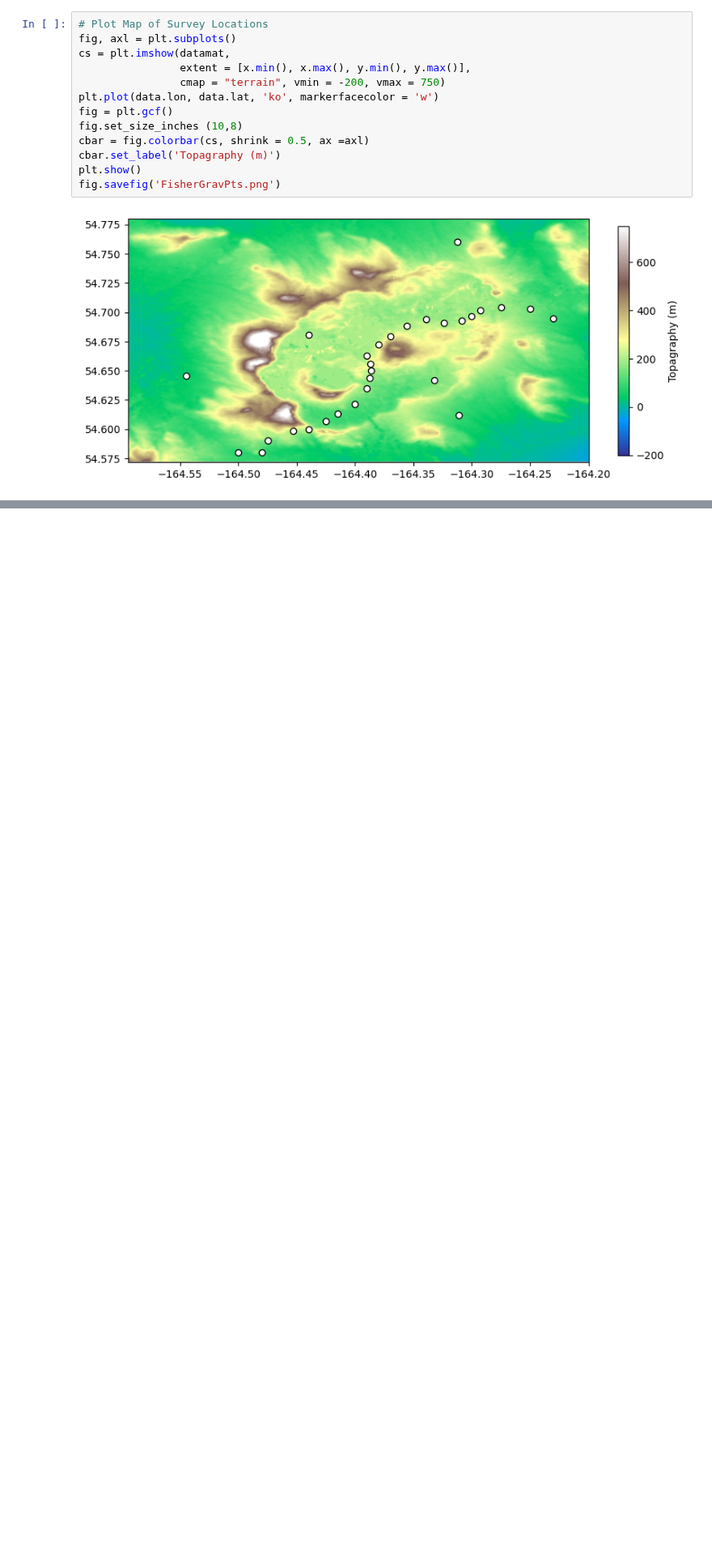
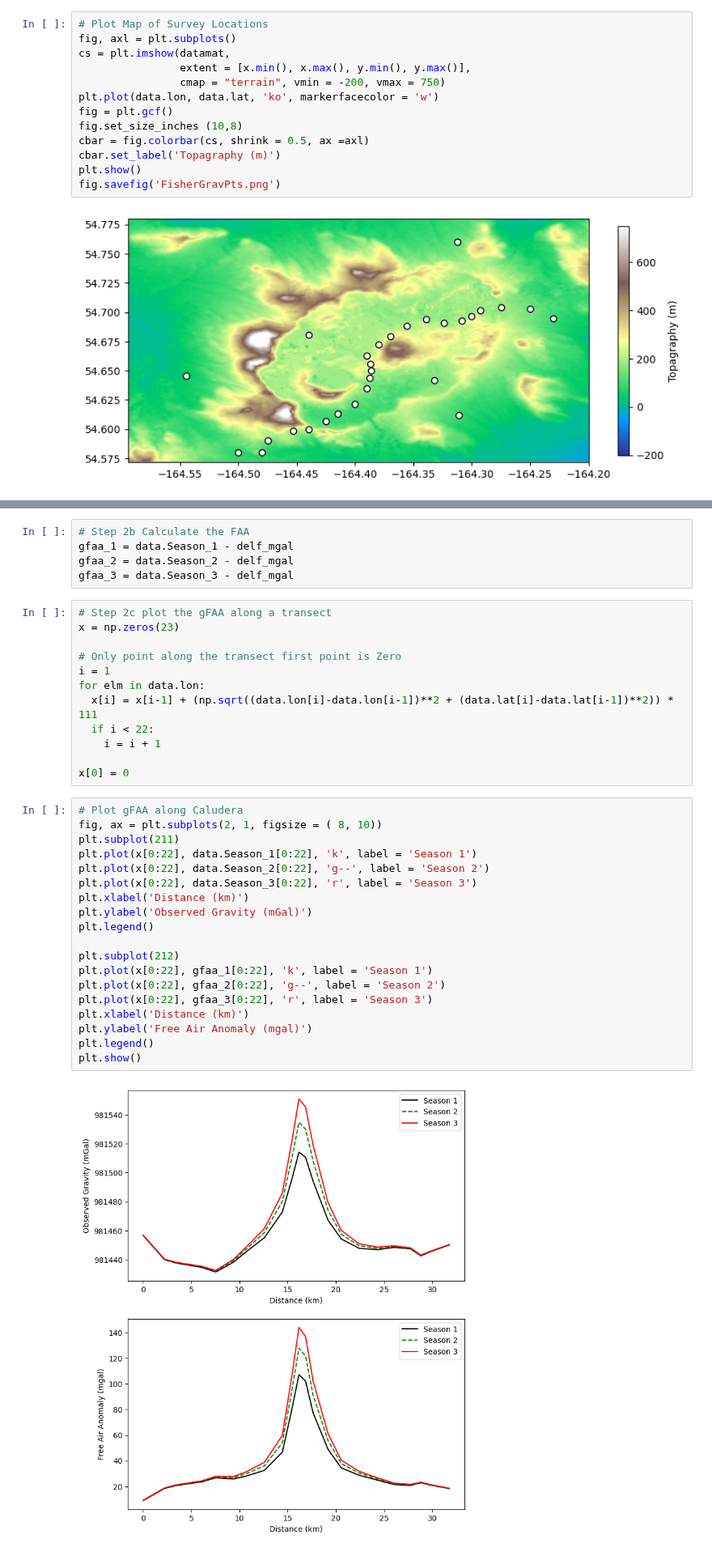
Before and after one commit to seanb7/GEOL-450, a Jupyter notebook: Gravitational_Anomalies.ipynb, the cells around one changed output, grey strips where cells are left out. Shown at 81% size. Drawn from its saved outputs; the diff is of its cells as text; blank space fills up the shorter version.

```diff
--- a/Gravitational_Anomalies.ipynb
+++ b/Gravitational_Anomalies.ipynb
@@ -70,0 +79,38 @@ fig.savefig('FisherGravPts.png')
+# %%
+# Step 2b Calculate the FAA
+gfaa_1 = data.Season_1 - delf_mgal
+gfaa_2 = data.Season_2 - delf_mgal
+gfaa_3 = data.Season_3 - delf_mgal
+# %%
+# Step 2c plot the gFAA along a transect
+x = np.zeros(23)
+
+# Only point along the transect first point is Zero
+i = 1
+for elm in data.lon:
+  x[i] = x[i-1] + (np.sqrt((data.lon[i]-data.lon[i-1])**2 + (data.lat[i]-data.lat[i-1])**2)) * 111
+  if i < 22:
+    i = i + 1
+
+x[0] = 0
+# %%
+# Plot gFAA along Caludera
+fig, ax = plt.subplots(2, 1, figsize = ( 8, 10))
+plt.subplot(211)
+plt.plot(x[0:22], data.Season_1[0:22], 'k', label = 'Season 1')
+plt.plot(x[0:22], data.Season_2[0:22], 'g--', label = 'Season 2')
+plt.plot(x[0:22], data.Season_3[0:22], 'r', label = 'Season 3')
+plt.xlabel('Distance (km)')
+plt.ylabel('Observed Gravity (mGal)')
+plt.legend()
+
+plt.subplot(212)
+plt.plot(x[0:22], gfaa_1[0:22], 'k', label = 'Season 1')
+plt.plot(x[0:22], gfaa_2[0:22], 'g--', label = 'Season 2')
+plt.plot(x[0:22], gfaa_3[0:22], 'r', label = 'Season 3')
+plt.xlabel('Distance (km)')
+plt.ylabel('Free Air Anomaly (mgal)')
+plt.legend()
+plt.show()
+# %% [output]
+[figure, added]
```
Also changed, not shown: parts of 7 cells of this notebook.
